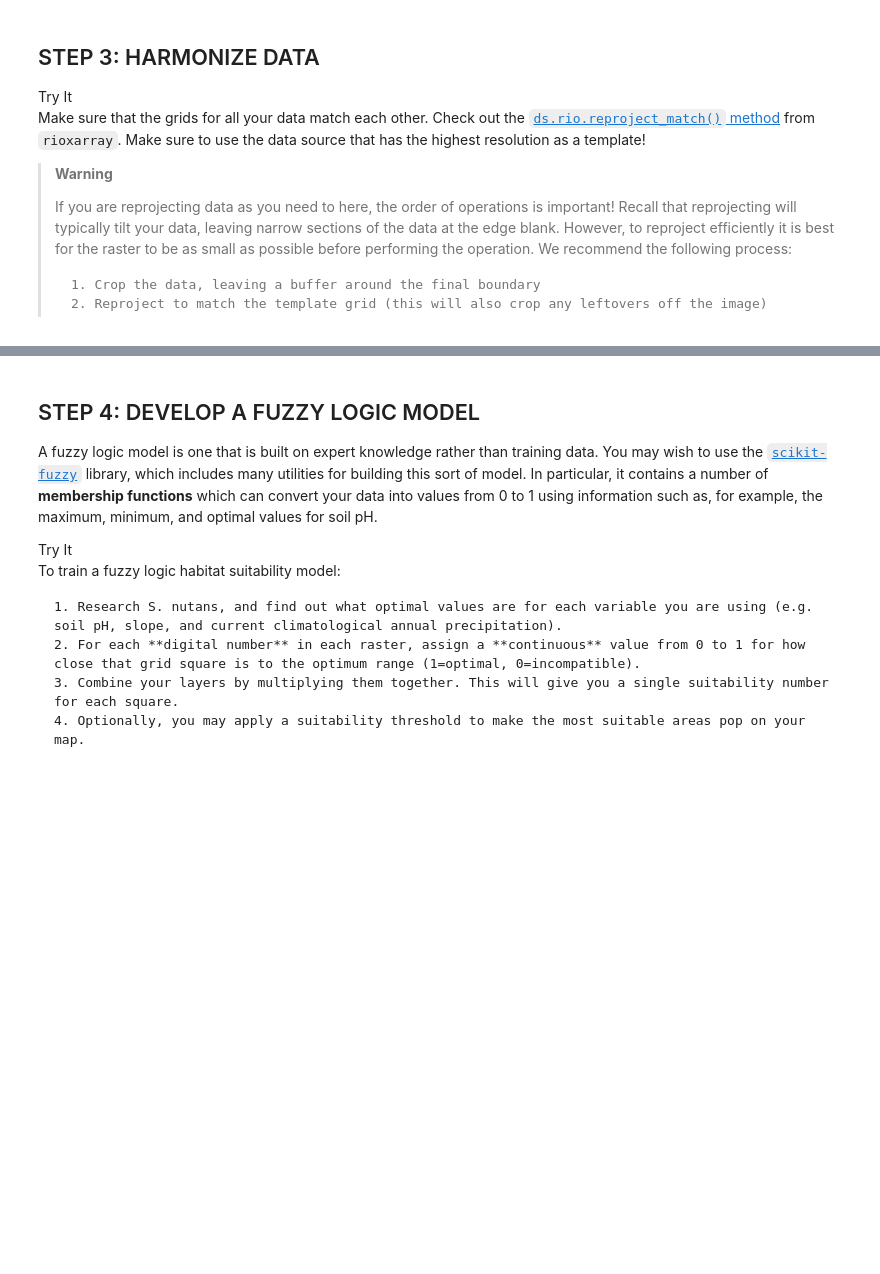
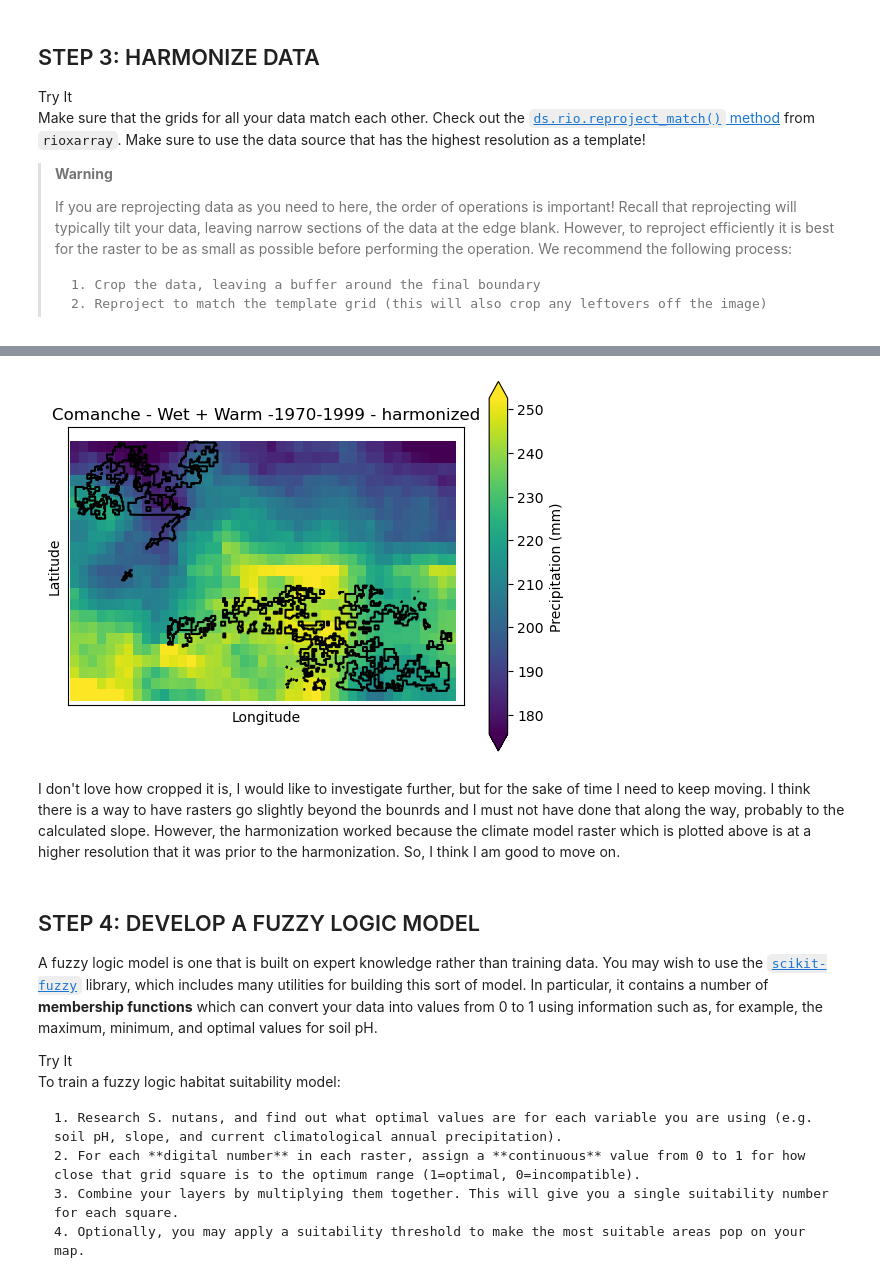
Before and after one commit to earthlab-education/habitat-suitability-brglea, a Jupyter notebook: notebooks/climate.ipynb, the cells around one changed output, grey strips where cells are left out. Cells and saved outputs as stored; diff of their text form; code cells hidden in the pictures; blank space fills up the shorter version.

```diff
--- a/notebooks/climate.ipynb
+++ b/notebooks/climate.ipynb
@@ -2336,3 +2612,34 @@ def harmonize_raster_layers(reference_raster, input_rasters, output_dir):
+# %%
+# Choose one harmonized raster to plot as an example to
+# make sure the harmonization worked
+example_harmonized_raster = rxr.open_rasterio(comanche_harmonized_rasters[0], masked=True)
+
+example_harmonized_raster.plot(
+    cbar_kwargs={"label": "Precipitation (mm)"},
+    robust=True
+)
+# Overlay the boundary of the Comanche Grassland study area
+comanche_grassland_gdf.boundary.plot(ax=plt.gca(),
+    color='black').set(
+        title='Comanche - Wet + Warm -1970-1999 - harmonized',
+        xlabel='Longitude',
+        ylabel='Latitude',
+        xticks=[],
+        yticks=[]
+    )
+plt.show()
+# %% [output]
+[figure, added]
+# %% [markdown]
+I don't love how cropped it is, I would like to
+investigate further, but for the sake of time I
+need to keep moving. I think there is a way to have
+rasters go slightly beyond the bounrds and I must not
+have done that along the way, probably to the calculated
+slope. However, the harmonization worked because the
+climate model raster which is plotted above is at a
+higher resolution that it was prior to the harmonization.
+So, I think I am good to move on.
 # %% [markdown]
 ## STEP 4: DEVELOP A FUZZY LOGIC MODEL
 
```
Also changed, not shown: parts of 26 cells of this notebook, 4 other files.
